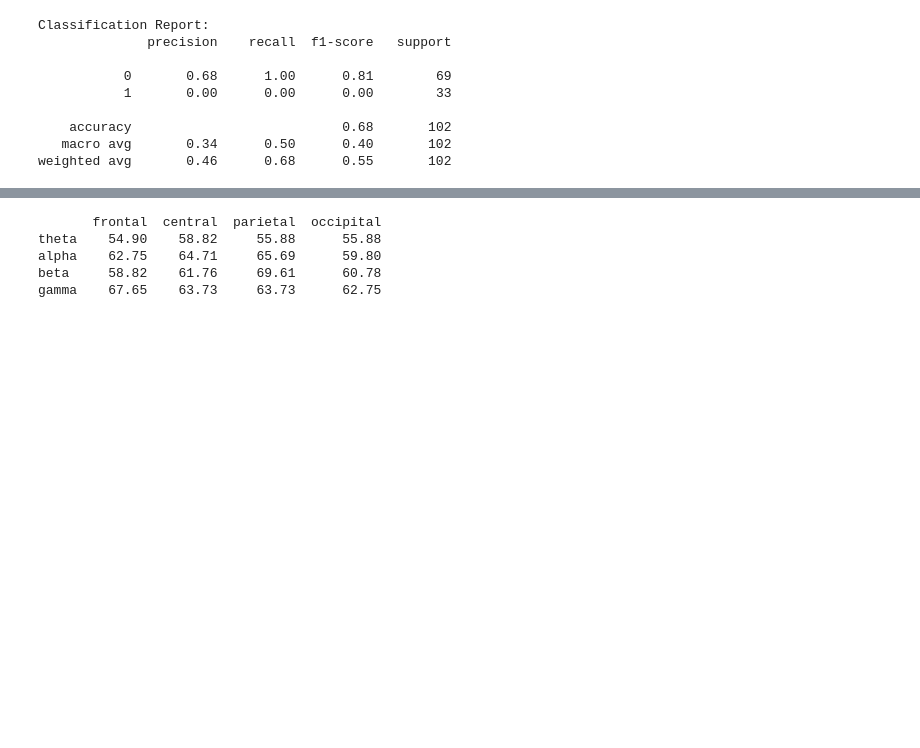
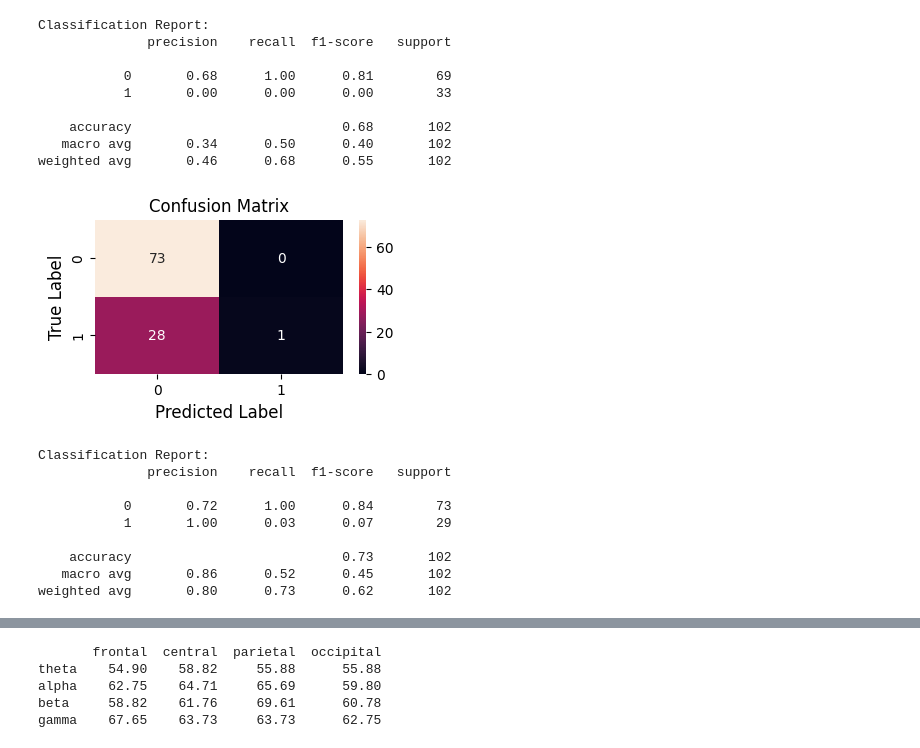
Before and after one commit to RabinSharma25/emotion-classification-using-eeg-signals, a Jupyter notebook: rabin2.ipynb, the cells around one changed output, grey strips where cells are left out. Drawn from its saved outputs; the diff is of its cells as text; code cells hidden in the pictures; blank space fills up the shorter version.

```diff
--- a/rabin2.ipynb
+++ b/rabin2.ipynb
@@ -965,3 +965,16 @@ Classification Report:
     accuracy                           0.68       102
    macro avg       0.34      0.50      0.40       102
 weighted avg       0.46      0.68      0.55       102
+# %%
+print_conf("theta","central","LAHV","svm")
+# %% [output]
+[figure, added]
+Classification Report:
+              precision    recall  f1-score   support
+
+           0       0.72      1.00      0.84        73
+           1       1.00      0.03      0.07        29
+
+    accuracy                           0.73       102
+   macro avg       0.86      0.52      0.45       102
+weighted avg       0.80      0.73      0.62       102
```
Also changed, not shown: parts of 66 cells of this notebook.
